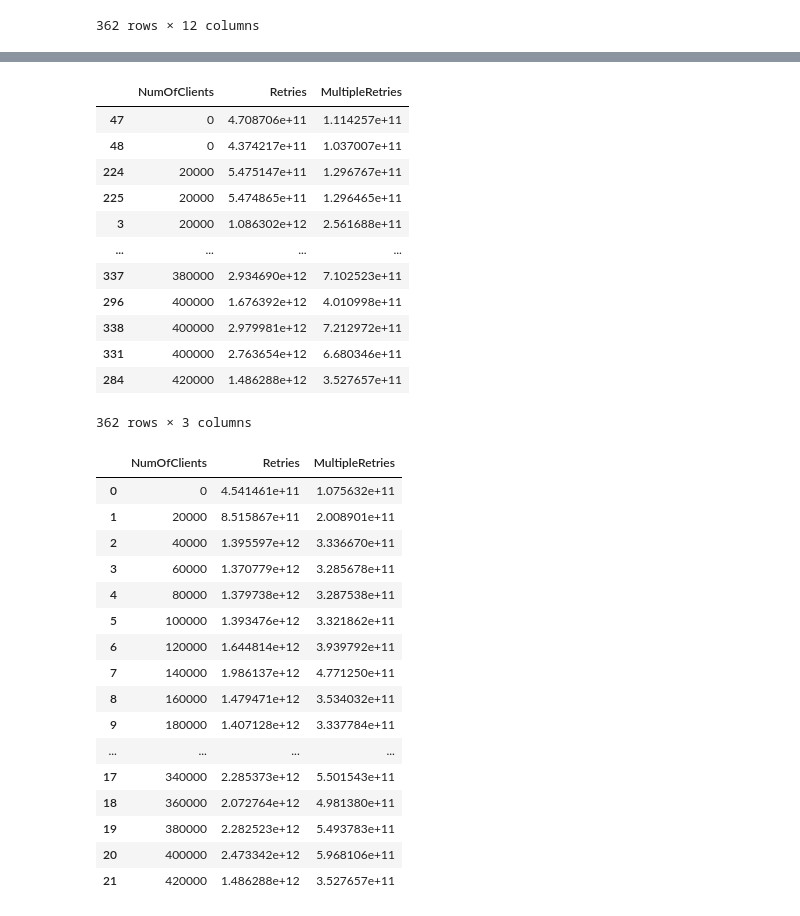
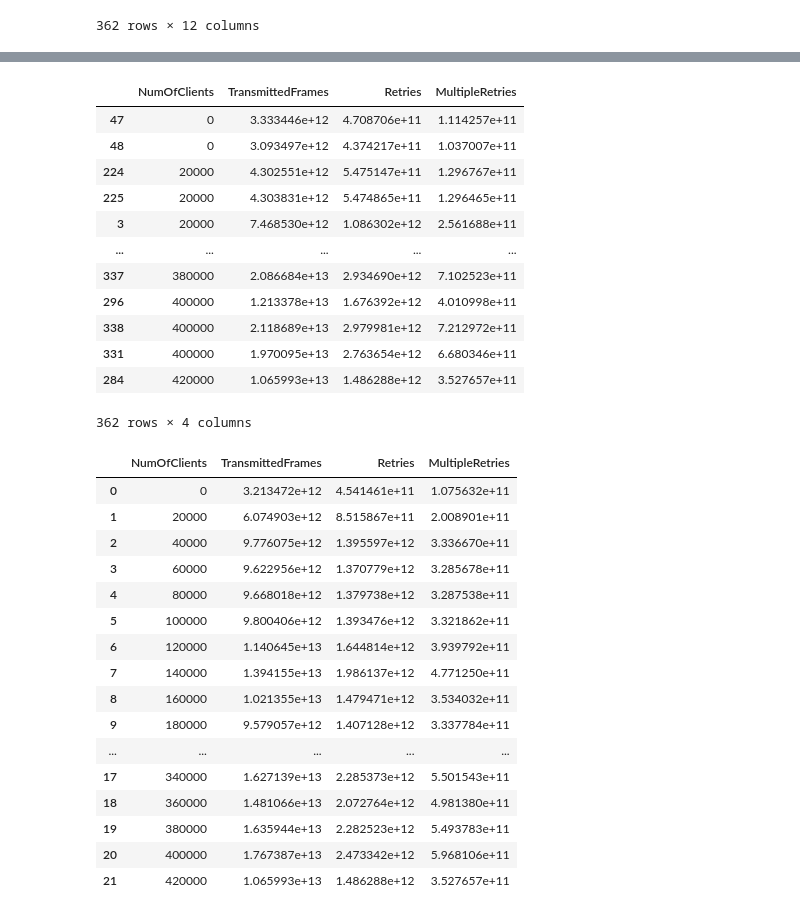
Before and after one commit to Maruchin1/PWR-WiFi-Analysis, a Jupyter notebook: clients_problems_retries.ipynb, the cells around one changed output, grey strips where cells are left out. Drawn from its saved outputs; the diff is of its cells as text; code cells hidden in the pictures.

```diff
--- a/clients_problems_retries.ipynb
+++ b/clients_problems_retries.ipynb
@@ -37,6 +38,6 @@ grouped_by_day
 | 361 | 2015-12-31 | 85560 | 63865.0 | 1.252412e+13 | 1383311.0 | 24905.0 | 1.861503e+12 | ... |
 362 rows × 12 columns
 # %%
-retries = grouped_by_day[['NumOfClients', 'Retries', 'MultipleRetries']].sort_values(by=['NumOfClients'])
+retries = grouped_by_day[['NumOfClients', 'TransmittedFrames', 'Retries', 'MultipleRetries']].sort_values(by=['NumOfClients'])
 retries
 # %% [output]
@@ -56,41 +57,41 @@ retries
 # %%
-num_of_clients = retries[['NumOfClients']]
+num_of_clients = retries['NumOfClients']
 thousands = (num_of_clients / 20000).astype(int)
 rounded_num_of_clients = thousands * 20000
-retries[['NumOfClients']] = rounded_num_of_clients
+retries['NumOfClients'] = rounded_num_of_clients
 retries
 # %% [output]
-|  | NumOfClients | Retries | MultipleRetries |
-| 47 | 0 | 4.708706e+11 | 1.114257e+11 |
-| 48 | 0 | 4.374217e+11 | 1.037007e+11 |
-| 224 | 20000 | 5.475147e+11 | 1.296767e+11 |
-| 225 | 20000 | 5.474865e+11 | 1.296465e+11 |
-| 3 | 20000 | 1.086302e+12 | 2.561688e+11 |
-| ... | ... | ... | ... |
-| 337 | 380000 | 2.934690e+12 | 7.102523e+11 |
-| 296 | 400000 | 1.676392e+12 | 4.010998e+11 |
-| 338 | 400000 | 2.979981e+12 | 7.212972e+11 |
-| 331 | 400000 | 2.763654e+12 | 6.680346e+11 |
-| 284 | 420000 | 1.486288e+12 | 3.527657e+11 |
+|  | NumOfClients | TransmittedFrames | Retries | MultipleRetries |
+| 47 | 0 | 3.333446e+12 | 4.708706e+11 | 1.114257e+11 |
+| 48 | 0 | 3.093497e+12 | 4.374217e+11 | 1.037007e+11 |
+| 224 | 20000 | 4.302551e+12 | 5.475147e+11 | 1.296767e+11 |
+| 225 | 20000 | 4.303831e+12 | 5.474865e+11 | 1.296465e+11 |
+| 3 | 20000 | 7.468530e+12 | 1.086302e+12 | 2.561688e+11 |
+| ... | ... | ... | ... | ... |
+| 337 | 380000 | 2.086684e+13 | 2.934690e+12 | 7.102523e+11 |
+| 296 | 400000 | 1.213378e+13 | 1.676392e+12 | 4.010998e+11 |
+| 338 | 400000 | 2.118689e+13 | 2.979981e+12 | 7.212972e+11 |
+| 331 | 400000 | 1.970095e+13 | 2.763654e+12 | 6.680346e+11 |
+| 284 | 420000 | 1.065993e+13 | 1.486288e+12 | 3.527657e+11 |
-362 rows × 3 columns
+362 rows × 4 columns
 # %%
-mean_by_thousands = retries.groupby(['NumOfClients'], as_index=False).mean()
-mean_by_thousands
+mean_retries = retries.groupby(['NumOfClients'], as_index=False).mean()
+mean_retries
 # %% [output]
-|  | NumOfClients | Retries | MultipleRetries |
-| 0 | 0 | 4.541461e+11 | 1.075632e+11 |
-| 1 | 20000 | 8.515867e+11 | 2.008901e+11 |
-| 2 | 40000 | 1.395597e+12 | 3.336670e+11 |
-| 3 | 60000 | 1.370779e+12 | 3.285678e+11 |
-| 4 | 80000 | 1.379738e+12 | 3.287538e+11 |
-| 5 | 100000 | 1.393476e+12 | 3.321862e+11 |
-| 6 | 120000 | 1.644814e+12 | 3.939792e+11 |
-| 7 | 140000 | 1.986137e+12 | 4.771250e+11 |
-| 8 | 160000 | 1.479471e+12 | 3.534032e+11 |
-| 9 | 180000 | 1.407128e+12 | 3.337784e+11 |
-| ... | ... | ... | ... |
-| 17 | 340000 | 2.285373e+12 | 5.501543e+11 |
-| 18 | 360000 | 2.072764e+12 | 4.981380e+11 |
-| 19 | 380000 | 2.282523e+12 | 5.493783e+11 |
-| 20 | 400000 | 2.473342e+12 | 5.968106e+11 |
-| 21 | 420000 | 1.486288e+12 | 3.527657e+11 |
+|  | NumOfClients | TransmittedFrames | Retries | MultipleRetries |
+| 0 | 0 | 3.213472e+12 | 4.541461e+11 | 1.075632e+11 |
+| 1 | 20000 | 6.074903e+12 | 8.515867e+11 | 2.008901e+11 |
+| 2 | 40000 | 9.776075e+12 | 1.395597e+12 | 3.336670e+11 |
+| 3 | 60000 | 9.622956e+12 | 1.370779e+12 | 3.285678e+11 |
+| 4 | 80000 | 9.668018e+12 | 1.379738e+12 | 3.287538e+11 |
+| 5 | 100000 | 9.800406e+12 | 1.393476e+12 | 3.321862e+11 |
+| 6 | 120000 | 1.140645e+13 | 1.644814e+12 | 3.939792e+11 |
+| 7 | 140000 | 1.394155e+13 | 1.986137e+12 | 4.771250e+11 |
+| 8 | 160000 | 1.021355e+13 | 1.479471e+12 | 3.534032e+11 |
+| 9 | 180000 | 9.579057e+12 | 1.407128e+12 | 3.337784e+11 |
+| ... | ... | ... | ... | ... |
+| 17 | 340000 | 1.627139e+13 | 2.285373e+12 | 5.501543e+11 |
+| 18 | 360000 | 1.481066e+13 | 2.072764e+12 | 4.981380e+11 |
+| 19 | 380000 | 1.635944e+13 | 2.282523e+12 | 5.493783e+11 |
+| 20 | 400000 | 1.767387e+13 | 2.473342e+12 | 5.968106e+11 |
+| 21 | 420000 | 1.065993e+13 | 1.486288e+12 | 3.527657e+11 |
```
Also changed, not shown: parts of 8 cells of this notebook, 1 other file.
